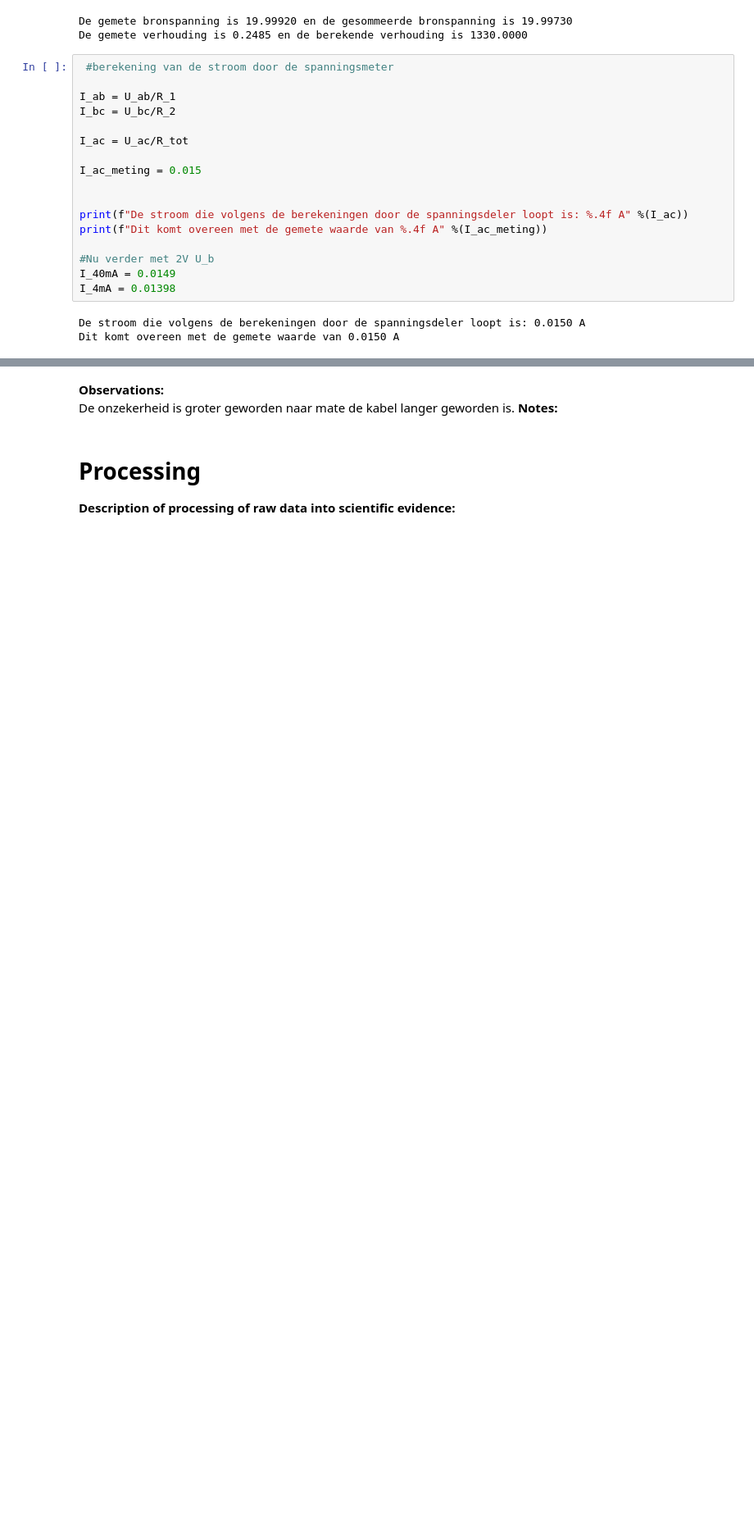
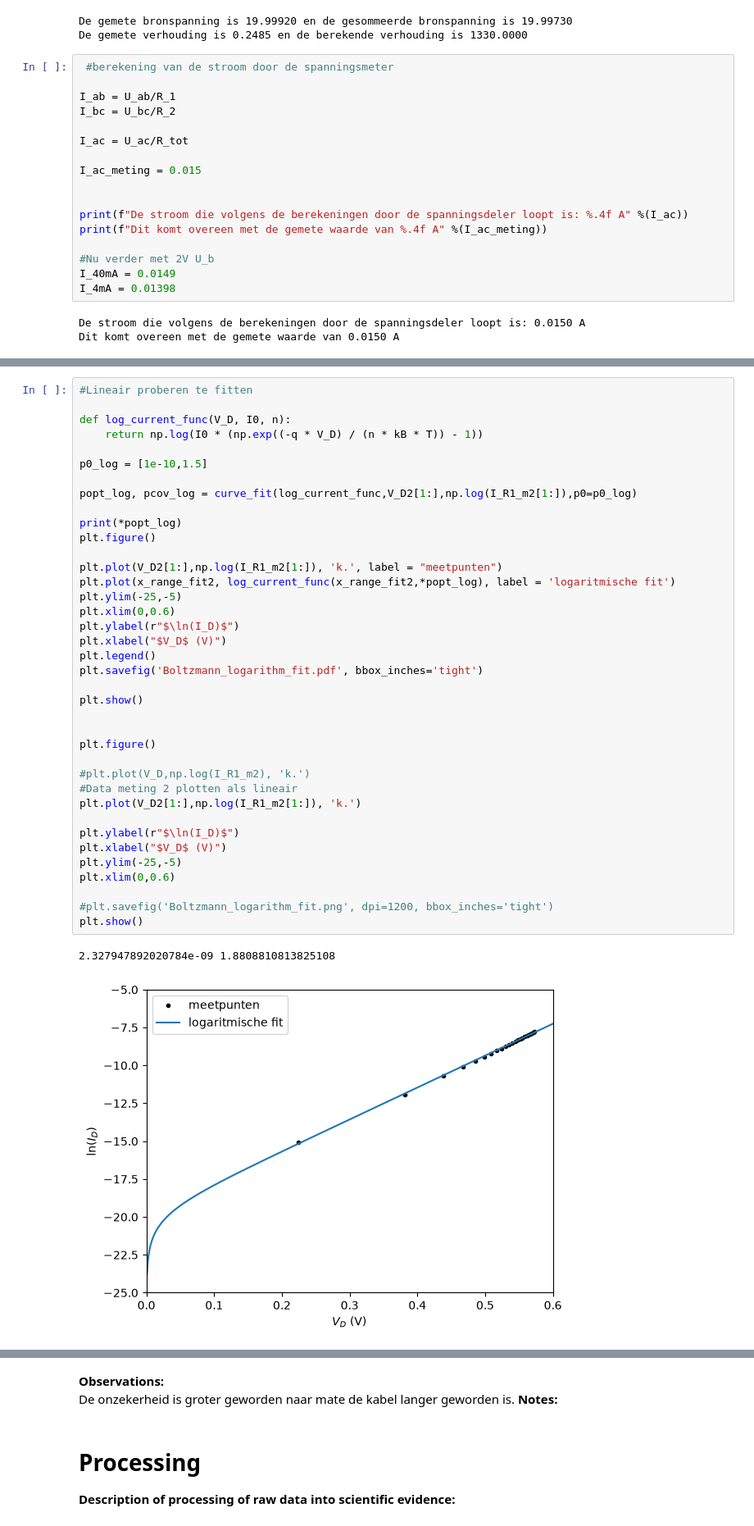
Before and after one commit to git-Noisy/IP2-thermolab, a Jupyter notebook: BM_labjournaal.ipynb, the cells around one changed output, grey strips where cells are left out. Shown at 82% size. Cells and saved outputs as stored; diff of their text form; blank space fills up the shorter version.

```diff
--- a/BM_labjournaal.ipynb
+++ b/BM_labjournaal.ipynb
@@ -161,0 +198,41 @@ plt.show()
+# %%
+#Lineair proberen te fitten
+
+def log_current_func(V_D, I0, n):
+    return np.log(I0 * (np.exp((-q * V_D) / (n * kB * T)) - 1))
+
+p0_log = [1e-10,1.5]
+
+popt_log, pcov_log = curve_fit(log_current_func,V_D2[1:],np.log(I_R1_m2[1:]),p0=p0_log)
+
+print(*popt_log)
+plt.figure()
+
+plt.plot(V_D2[1:],np.log(I_R1_m2[1:]), 'k.', label = "meetpunten")
+plt.plot(x_range_fit2, log_current_func(x_range_fit2,*popt_log), label = 'logaritmische fit')
+plt.ylim(-25,-5)
+plt.xlim(0,0.6)
+plt.ylabel(r"$\ln(I_D)$")
+plt.xlabel("$V_D$ (V)")
+plt.legend()
+plt.savefig('Boltzmann_logarithm_fit.pdf', bbox_inches='tight')
+
+plt.show()
+
+
+plt.figure()
+
+#plt.plot(V_D,np.log(I_R1_m2), 'k.')
+#Data meting 2 plotten als lineair
+plt.plot(V_D2[1:],np.log(I_R1_m2[1:]), 'k.')
+
+plt.ylabel(r"$\ln(I_D)$")
+plt.xlabel("$V_D$ (V)")
+plt.ylim(-25,-5)
+plt.xlim(0,0.6)
+
+#plt.savefig('Boltzmann_logarithm_fit.png', dpi=1200, bbox_inches='tight')
+plt.show()
+# %% [output]
+2.327947892020784e-09 1.8808810813825108
+[figure, added]
```
Also changed, not shown: parts of 4 cells of this notebook.
